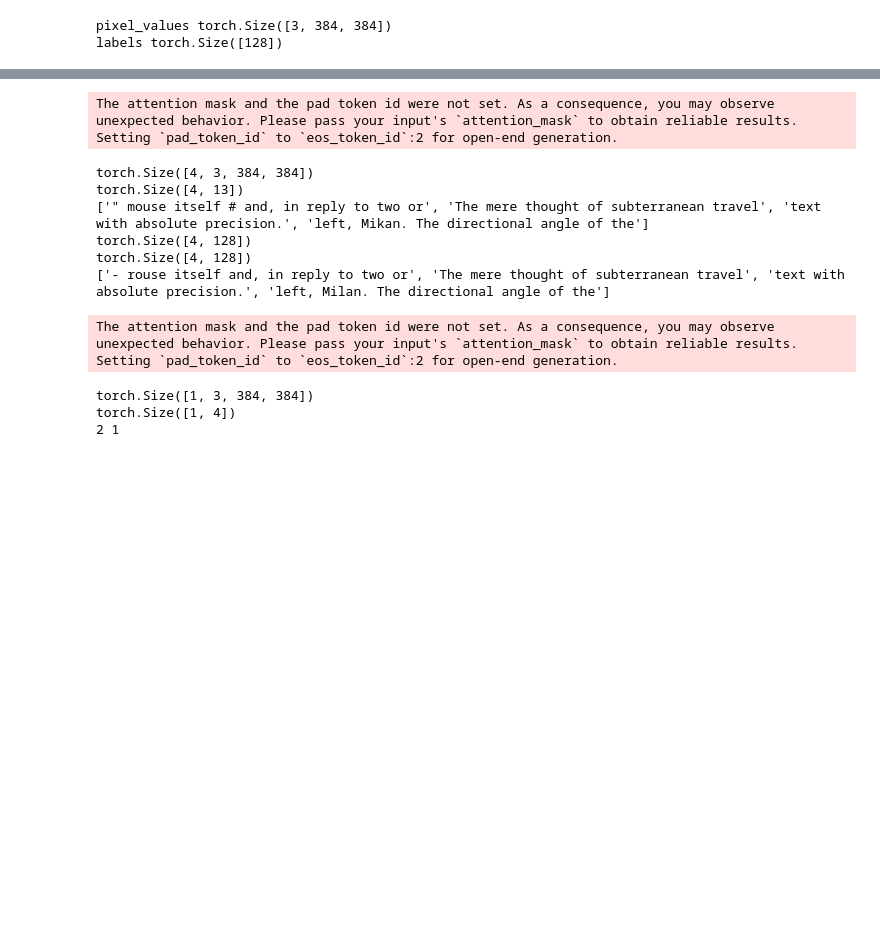
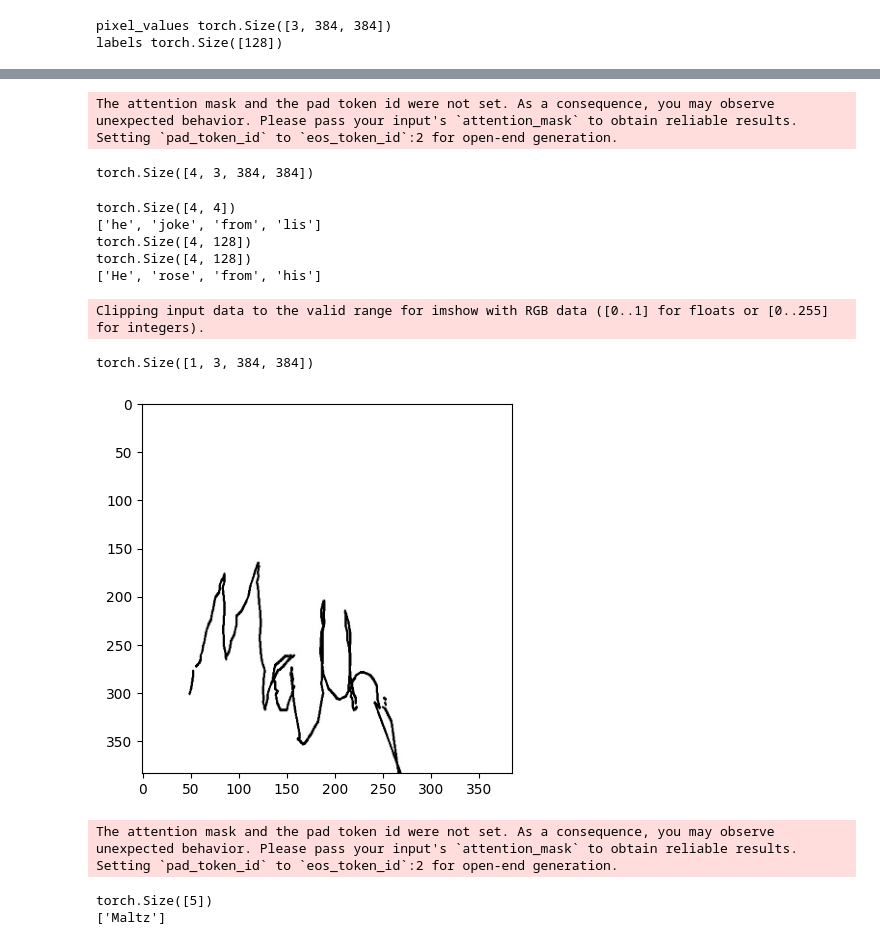
Before and after one commit to malhar212/finger-tracing-handwriting-recognition, a Jupyter notebook: scratch.ipynb, the cells around one changed output, grey strips where cells are left out. Drawn from its saved outputs; the diff is of its cells as text; code cells hidden in the pictures; blank space fills up the shorter version.

```diff
--- a/scratch.ipynb
+++ b/scratch.ipynb
@@ -124,7 +170,7 @@ VisionEncoderDecoderModel(
 )
 # %%
 from tqdm.notebook import tqdm
-for batch in tqdm(eval_dataloader):
+for batch in tqdm(test_dataloader):
     # predict using generate
     pixel_values = batch["pixel_values"].to(device)
     print(pixel_values.shape)
@@ -144,25 +190,34 @@ for batch in tqdm(eval_dataloader):
 The attention mask and the pad token id were not set. As a consequence, you may observe unexpected behavior. Please pass your input's `attention_mask` to obtain reliable results.
 Setting `pad_token_id` to `eos_token_id`:2 for open-end generation.
 torch.Size([4, 3, 384, 384])
-torch.Size([4, 13])
-['" mouse itself # and, in reply to two or', 'The mere thought of subterranean travel', 'text with absolute precision.', 'left, Mikan. The directional angle of the']
-torch.Size([4, 128])
-torch.Size([4, 128])
-['- rouse itself and, in reply to two or', 'The mere thought of subterranean travel', 'text with absolute precision.', 'left, Milan. The directional angle of the']
+torch.Size([4, 4])
+['he', 'joke', 'from', 'lis']
+torch.Size([4, 128])
+torch.Size([4, 128])
+['He', 'rose', 'from', 'his']
 # %%
- # get file name + text
-file_name = '0.jpg'
+import matplotlib.pyplot as plt
+# get file name + text
+file_name = 'Malh.jpg'
 # prepare image (i.e. resize + normalize)
 image = Image.open(file_name).convert("RGB")
 pixel_values = processor(image, return_tensors="pt").pixel_values
 print(pixel_values.shape)
+# Convert pixel_values to a NumPy array
+pixel_values_np = pixel_values.squeeze().numpy()
+pixel_values_np = pixel_values_np.transpose(1, 2, 0)
+# Display the pixel values using matplotlib
+plt.imshow(pixel_values_np)
+plt.show()
 pred = model.generate(pixel_values.to(device))
-print(pred.shape)
-stri = processor.decode(pred)
+print(pred.squeeze().shape)
+stri = processor.batch_decode(pred, skip_special_tokens=True)
 print(stri)
 # %% [output]
-The attention mask and the pad token id were not set. As a consequence, you may observe unexpected behavior. Please pass your input's `attention_mask` to obtain reliable results.
-Setting `pad_token_id` to `eos_token_id`:2 for open-end generation.
+Clipping input data to the valid range for imshow with RGB data ([0..1] for floats or [0..255] for integers).
 torch.Size([1, 3, 384, 384])
-torch.Size([1, 4])
-2 1
+[figure, added]
+The attention mask and the pad token id were not set. As a consequence, you may observe unexpected behavior. Please pass your input's `attention_mask` to obtain reliable results.
+Setting `pad_token_id` to `eos_token_id`:2 for open-end generation.
+torch.Size([5])
+['Maltz']
```
Also changed, not shown: parts of 14 cells of this notebook, 4 other files.
